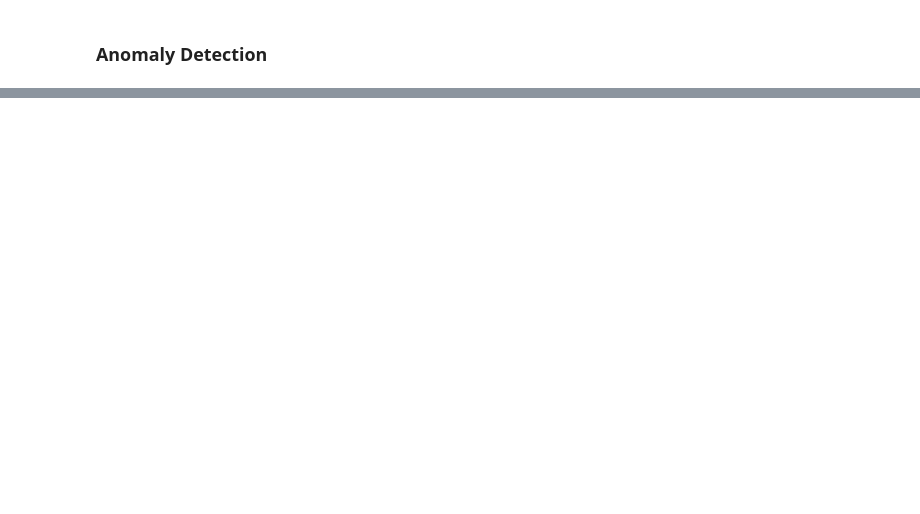
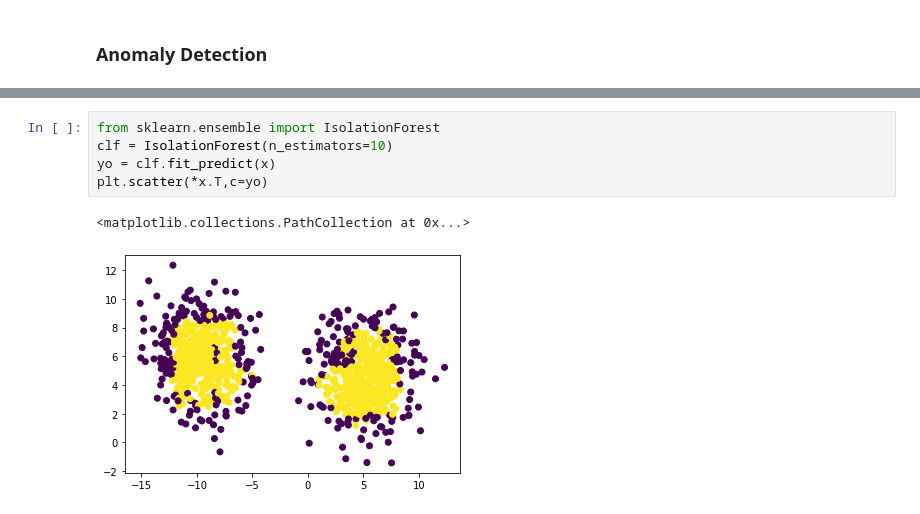
Before and after one commit to vafaei-ar/medical_datascience, a Jupyter notebook: intermediate/material.ipynb, the cells around one changed output, grey strips where cells are left out. Drawn from its saved outputs; the diff is of its cells as text; blank space fills up the shorter version.

```diff
--- a/intermediate/material.ipynb
+++ b/intermediate/material.ipynb
@@ -371,0 +772,8 @@ model.score(x,y)
+# %%
+from sklearn.ensemble import IsolationForest
+clf = IsolationForest(n_estimators=10)
+yo = clf.fit_predict(x)
+plt.scatter(*x.T,c=yo)
+# %% [output]
+<matplotlib.collections.PathCollection at 0x...>
+[figure, added]
```
Also changed, not shown: parts of 66 cells of this notebook.
